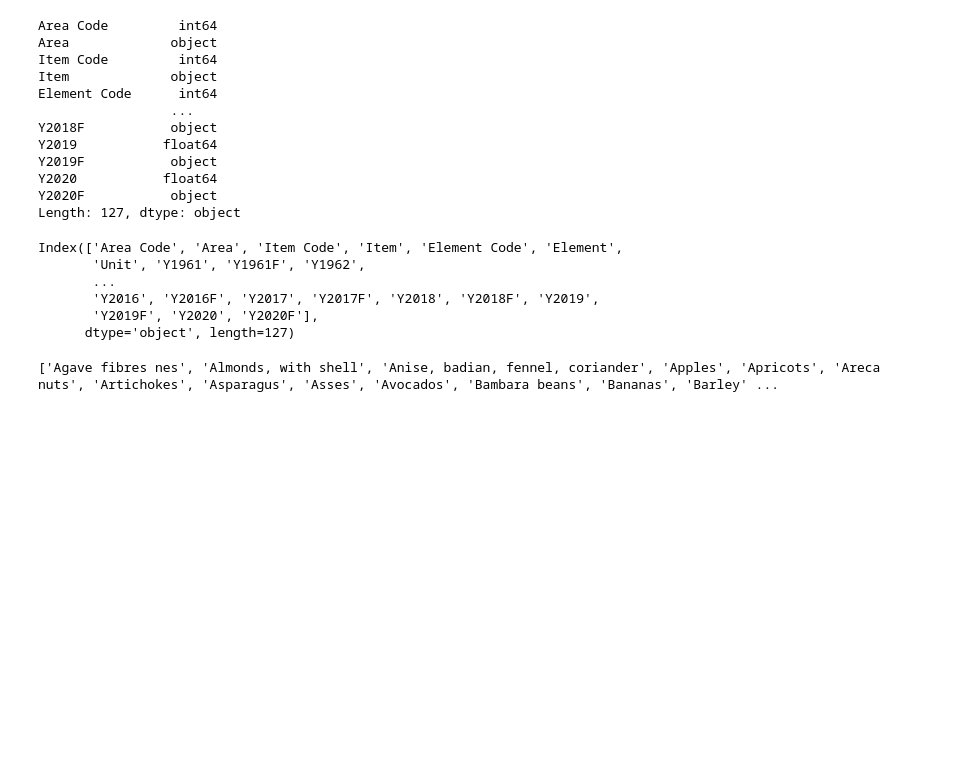
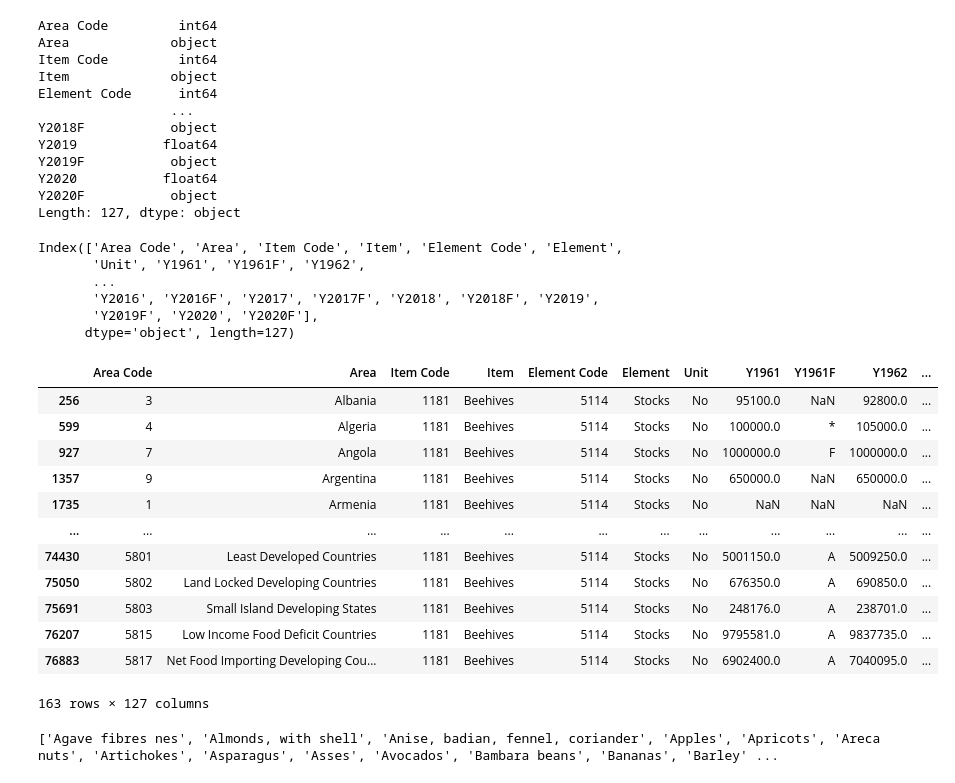
Before and after one commit to polarbearcode/DataAnalysis, a Jupyter notebook: AgricultureData/TopProducers.ipynb, the cells around one changed output. Drawn from its saved outputs; the diff is of its cells as text; code cells hidden in the pictures; blank space fills up the shorter version.

```diff
--- a/AgricultureData/TopProducers.ipynb
+++ b/AgricultureData/TopProducers.ipynb
@@ -50,6 +50,22 @@ Index(['Area Code', 'Area', 'Item Code', 'Item', 'Element Code', 'Element',
        'Y2016', 'Y2016F', 'Y2017', 'Y2017F', 'Y2018', 'Y2018F', 'Y2019',
        'Y2019F', 'Y2020', 'Y2020F'],
       dtype='object', length=127)
+# %%
+agData[agData['Item'] == "Beehives"]
+# %% [output]
+|  | Area Code | Area | Item Code | Item | Element Code | Element | Unit | Y1961 | Y1961F | Y1962 | ... |
+| 256 | 3 | Albania | 1181 | Beehives | 5114 | Stocks | No | 95100.0 | NaN | 92800.0 | ... |
+| 599 | 4 | Algeria | 1181 | Beehives | 5114 | Stocks | No | 100000.0 | * | 105000.0 | ... |
+| 927 | 7 | Angola | 1181 | Beehives | 5114 | Stocks | No | 1000000.0 | F | 1000000.0 | ... |
+| 1357 | 9 | Argentina | 1181 | Beehives | 5114 | Stocks | No | 650000.0 | NaN | 650000.0 | ... |
+| 1735 | 1 | Armenia | 1181 | Beehives | 5114 | Stocks | No | NaN | NaN | NaN | ... |
+| ... | ... | ... | ... | ... | ... | ... | ... | ... | ... | ... | ... |
+| 74430 | 5801 | Least Developed Countries | 1181 | Beehives | 5114 | Stocks | No | 5001150.0 | A | 5009250.0 | ... |
+| 75050 | 5802 | Land Locked Developing Countries | 1181 | Beehives | 5114 | Stocks | No | 676350.0 | A | 690850.0 | ... |
+| 75691 | 5803 | Small Island Developing States | 1181 | Beehives | 5114 | Stocks | No | 248176.0 | A | 238701.0 | ... |
+| 76207 | 5815 | Low Income Food Deficit Countries | 1181 | Beehives | 5114 | Stocks | No | 9795581.0 | A | 9837735.0 | ... |
+| 76883 | 5817 | Net Food Importing Developing Cou... | 1181 | Beehives | 5114 | Stocks | No | 6902400.0 | A | 7040095.0 | ... |
+163 rows × 127 columns
 # %%
 # See what crops there are to choose from
 itemsInData = sorted(agData["Item"].unique())
```
Also changed, not shown: parts of 10 cells of this notebook.
